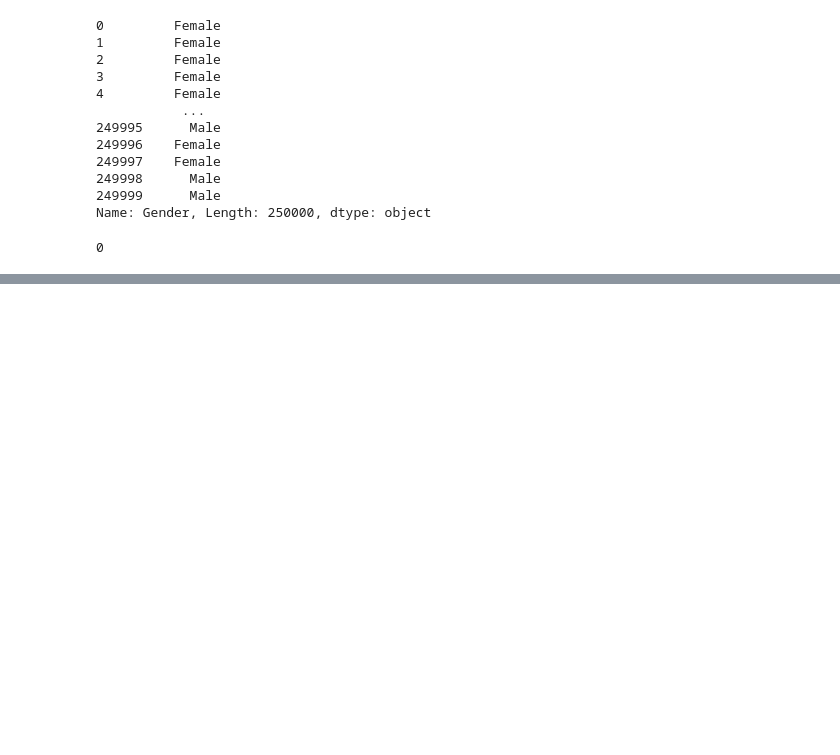
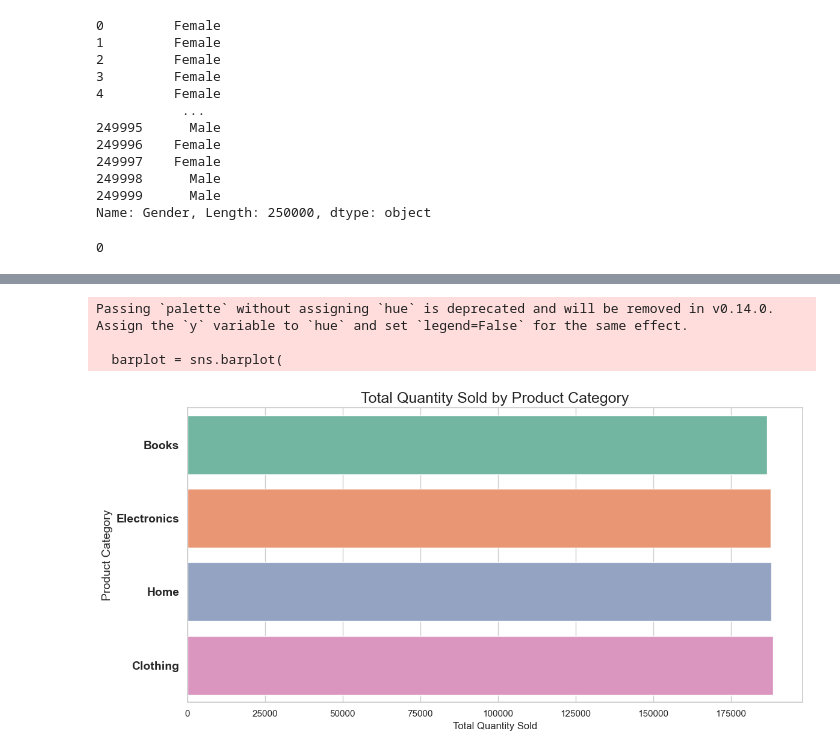
Before and after one commit to ashutosh-bhagat/E-Commerce, a Jupyter notebook: analyse.ipynb, the cells around one changed output, grey strips where cells are left out. Saved outputs shown, nothing was run; the diff lists cells and outputs as text; code cells hidden in the pictures; blank space fills up the shorter version.

```diff
--- a/analyse.ipynb
+++ b/analyse.ipynb
@@ -72,0 +135,30 @@ array(['Female', 'Male'], dtype=object)
+# %%
+# Replot with refined styling: thinner bars and larger category labels
+
+category_sales = data_frame.groupby('Product Category')['Quantity'].sum().reset_index()
+category_sales = category_sales.sort_values('Quantity', ascending=True)
+# %%
+plt.figure(figsize=(12, 6))
+sns.set(style='whitegrid')
+
+barplot = sns.barplot(
+    data=category_sales,
+    x='Quantity',
+    y='Product Category',
+    palette='Set2'
+)
+
+
+barplot.set_yticklabels(barplot.get_yticklabels(), fontsize=14, weight='bold')
+plt.xlabel('Total Quantity Sold', fontsize=12)
+plt.ylabel('Product Category', fontsize=14)
+
+plt.title('Total Quantity Sold by Product Category', fontsize=18)
+
+plt.tight_layout()
+plt.show()
+# %% [output]
+Passing `palette` without assigning `hue` is deprecated and will be removed in v0.14.0. Assign the `y` variable to `hue` and set `legend=False` for the same effect.
+
+  barplot = sns.barplot(
+[figure, added]
```
Also changed, not shown: parts of 7 cells of this notebook.
